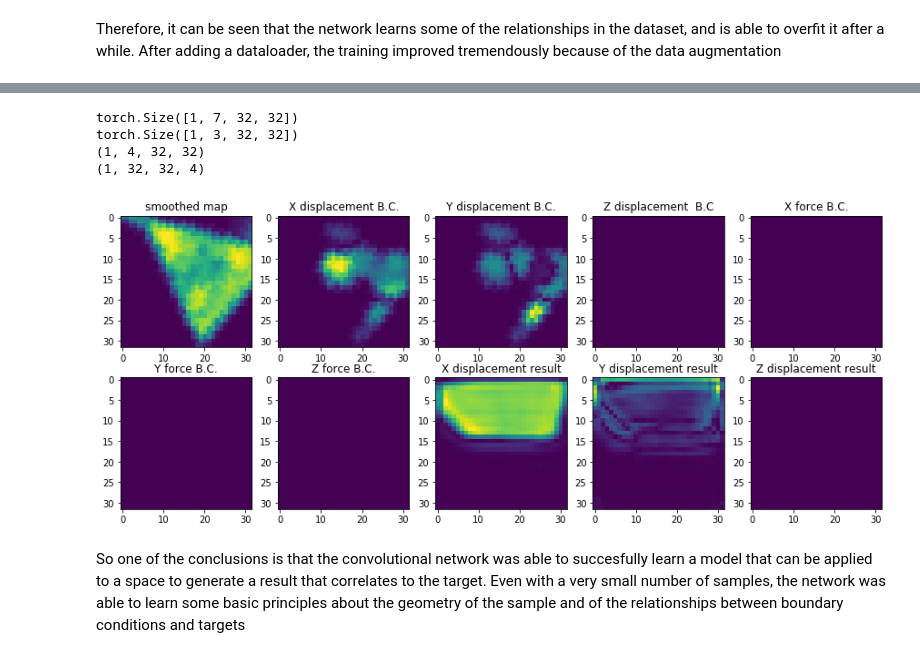
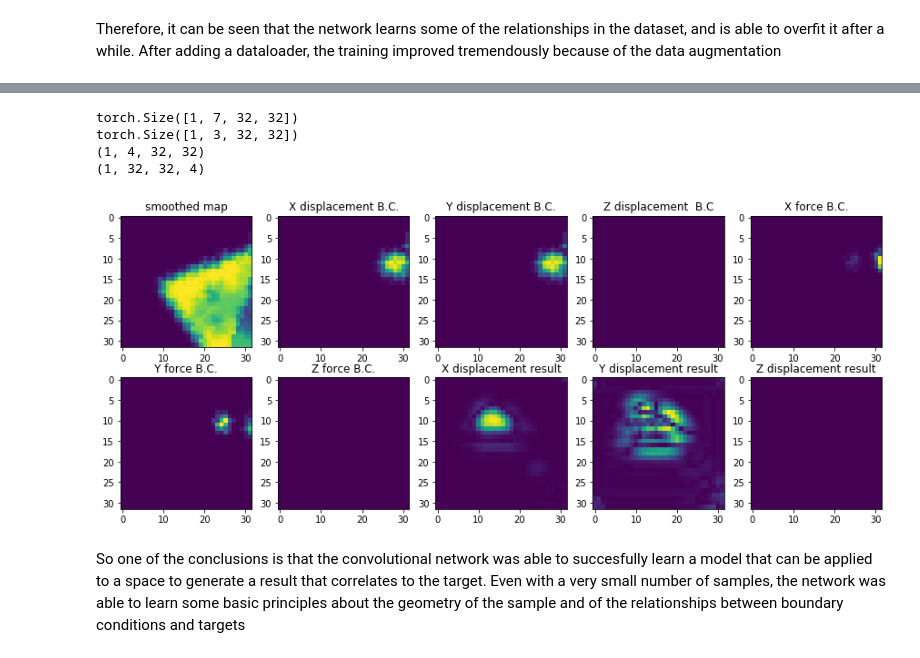
Before and after one commit to waltherwj/AI-and-FEA-model, a Jupyter notebook: 2D/preprocessing/training_proof_of_concept.ipynb, the cells around one changed output, grey strips where cells are left out. Cells and saved outputs as stored; diff of their text form; code cells hidden in the pictures.

```diff
--- a/2D/preprocessing/training_proof_of_concept.ipynb
+++ b/2D/preprocessing/training_proof_of_concept.ipynb
@@ -703,24 +656,24 @@ plot_grid_2d(sample_bc, sample_target)
 # %%
-sample = 21
+sample = 5
 sample_bc = np.moveaxis(transformed_dataset[sample]['boundary_conditions'].data.clone().data.numpy(), 0, 2)
 ## plot one of the results after passing the convolutional network through it once
 print(transformed_dataset[sample:sample+1]['boundary_conditions'].data.clone().shape)
 sample_prediction = net.cpu().forward(transformed_dataset[sample:sample+1]['boundary_conditions'].data.clone())
 print(sample_prediction.shape)
 sample_prediction = F.pad(sample_prediction, (0,0,0,0,0,1)).detach().numpy()
 print(sample_prediction.shape)
 sample_prediction = np.moveaxis(sample_prediction, 1, 3)
 print(sample_prediction.shape)
 
 
 #print(sample_prediction.shape, dataset[0][27:28,:,10,22], sample_prediction[:,:,10,22])
 plot_grid_2d(sample_bc, sample_prediction[0,:,:,:])
 # %% [output]
 torch.Size([1, 7, 32, 32])
 torch.Size([1, 3, 32, 32])
 (1, 4, 32, 32)
 (1, 32, 32, 4)
-[figure, old version]
+[figure, new version]
 # %% [markdown]
 So one of the conclusions is that the convolutional network was  able to succesfully learn a model that can be applied to a space to generate a result  that correlates to the target. Even with a very small number of samples, the network was able to learn some basic principles about the geometry of the sample and of the relationships between boundary conditions and targets
 # %%
```
Also changed, not shown: parts of 7 cells of this notebook, 1 other file.
